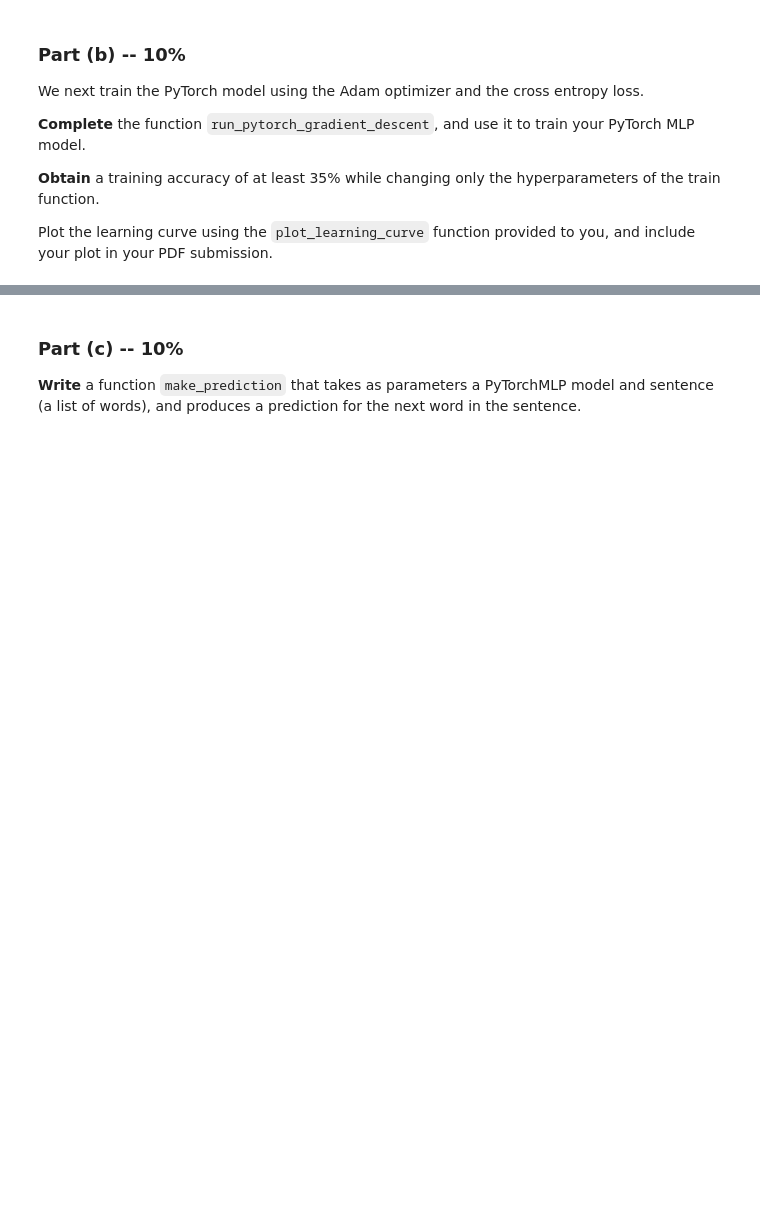
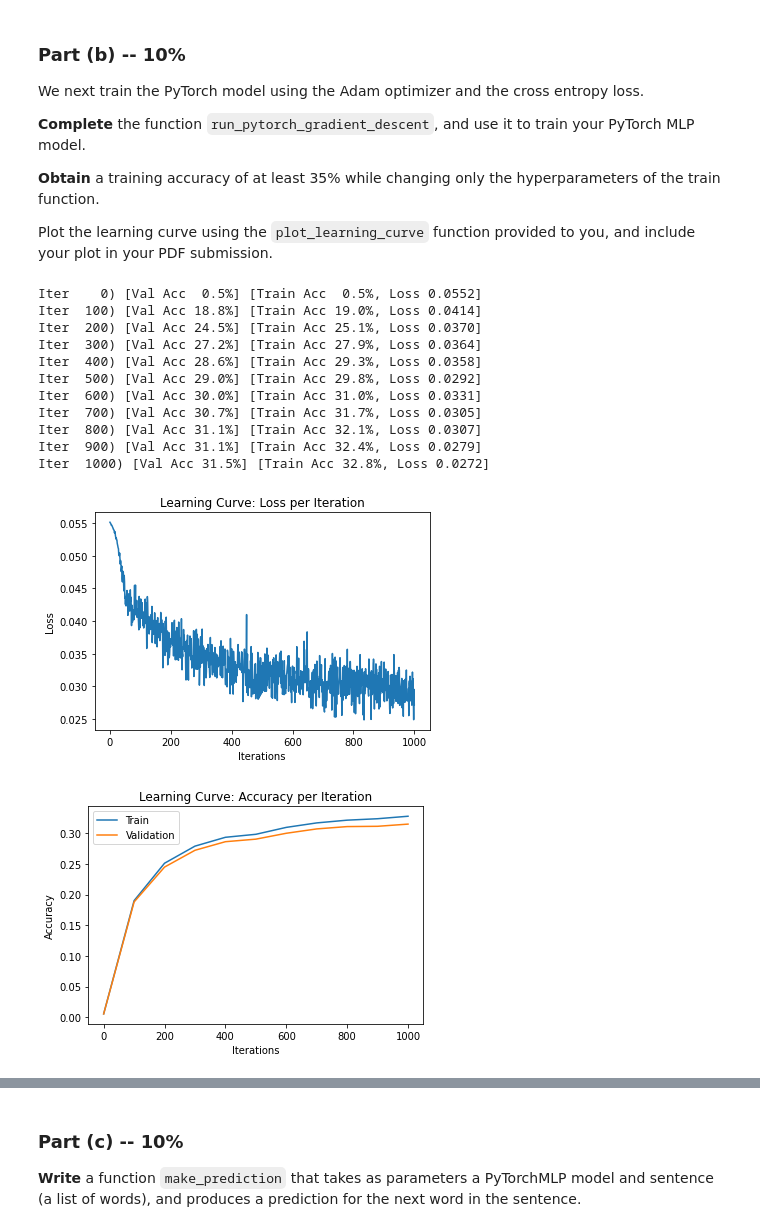
Before and after one commit to DeepLearningAssignments/DeepLearningIntroduction-Shlezinger, a Jupyter notebook: Assignment2_Words_Prediction_OneHot_Embeddings.ipynb, the cells around one changed output, grey strips where cells are left out. Cells and saved outputs as stored; diff of their text form; code cells hidden in the pictures; blank space fills up the shorter version.

```diff
--- a/Assignment2_Words_Prediction_OneHot_Embeddings.ipynb
+++ b/Assignment2_Words_Prediction_OneHot_Embeddings.ipynb
@@ -119,6 +204,7 @@ def convert_words_to_indices(sents):
     """
 
     # Write your code here
+    return [[vocab_stoi[word] for word in sent] for sent in sents]
 
 def generate_4grams(seqs):
     """
@@ -136,6 +222,9 @@ def generate_4grams(seqs):
     """
 
     # Write your code here
+    M = 4
+    gen_4grams = (list(seq[i : i+M] for i in range(len(seq)-M+1)) for seq in seqs)
+    return list(itertools.chain.from_iterable(gen_4grams))
 
 def process_data(sents):
     """
@@ -176,6 +265,7 @@ def make_onehot(data):
     """
 
     # Write your code here
+    return np.eye(250)[data]
 
 def get_batch(data, range_min, range_max, onehot=True):
     """
@@ -214,8 +304,13 @@ class PyTorchMLP(nn.Module):
         self.num_hidden = num_hidden
     def forward(self, inp):
         inp = inp.reshape([-1, 750])
+
         # TODO: complete this function
-        # Note that we will be using the nn.CrossEntropyLoss(), which computes the softmax operation internally, as loss criterion
+        # Note that we will be using the nn.CrossEntropyLoss(),
+        # which computes the softmax operation internally, as loss criterion
+
+        hidden = torch.relu(self.layer1(inp))
+        return self.layer2(hidden)
 # %% [markdown]
 ### Part (b) -- 10%
 
@@ -258,7 +353,8 @@ def run_pytorch_gradient_descent(model,
                                  learning_rate=0.001,
                                  weight_decay=0,
                                  max_iters=1000,
-                                 checkpoint_path=None):
+                                 checkpoint_path=None,
+                                 callback=None):
     """
     Train the PyTorch model on the dataset `train_data`, reporting
     the validation accuracy on `validation_data`, for `max_iters`
@@ -310,28 +406,32 @@ def run_pytorch_gradient_descent(model,
             xt = torch.Tensor(xt)
             st = torch.Tensor(st).long()
 
-            # zs = ...                 # compute prediction logit
-            # loss =                   # compute the total loss
-            # ...                      # compute updates for each parameter
-            # ...                      # make the updates for each parameter
-            # ...                      # a clean up step for PyTorch
+            zs = model.forward(xt)                     # compute prediction logit
+            loss = criterion(zs, st)                   # compute the total loss
+            loss.backward()                            # compute updates for each parameter
+            optimizer.step()                           # make the updates for each parameter
+            optimizer.zero_grad()                      # a clean up step for PyTorch
 
             # save the current training information
             iters.append(n)
-            losses.append(float(loss)/batch_size)  # compute *average* loss
+            avg_loss = float(loss.detach().numpy())/batch_size
+            losses.append(avg_loss)  # compute *average* loss
 
-            if n % 500 == 0:
+            if n % (max_iters//10) == 0:
                 iters_sub.append(n)
-                train_cost = float(loss.detach().numpy())
+                train_cost = avg_loss
                 train_acc = estimate_accuracy_torch(model, train_data)
                 train_accs.append(train_acc)
                 val_acc = estimate_accuracy_torch(model, validation_data)
                 val_accs.append(val_acc)
-                print("Iter %d. [Val Acc %.0f%%] [Train Acc %.0f%%, Loss %f]" % (
-                      n, val_acc * 100, train_acc * 100, train_cost))
+                print("Iter {: 4d}) [Val Acc {:4.1f}%] [Train Acc {:4.1f}%, Loss {:6.4f}]".format(
+                      n, val_acc * 100, train_acc * 100, train_cost), flush=True)
 
                 if (checkpoint_path is not None) and n > 0:
                     torch.save(model.state_dict(), checkpoint_path.format(n))
+
+                if callback is not None:
+                  callback(n, val_acc, train_acc, train_cost)
 
             # increment the iteration number
             n += 1
@@ -359,7 +459,19 @@ def plot_learning_curve(iters, losses, iters_sub, train_accs, val_accs):
     plt.show()
 # %%
 pytorch_mlp = PyTorchMLP()
-# learning_curve_info = run_pytorch_gradient_descent(pytorch_mlp, ...)
-
-
-# plot_learning_curve(*learning_curve_info)
+learning_curve_info = run_pytorch_gradient_descent(pytorch_mlp)
+plot_learning_curve(*learning_curve_info)
+# %% [output]
+Iter    0) [Val Acc  0.5%] [Train Acc  0.5%, Loss 0.0552]
+Iter  100) [Val Acc 18.8%] [Train Acc 19.0%, Loss 0.0414]
+Iter  200) [Val Acc 24.5%] [Train Acc 25.1%, Loss 0.0370]
+Iter  300) [Val Acc 27.2%] [Train Acc 27.9%, Loss 0.0364]
+Iter  400) [Val Acc 28.6%] [Train Acc 29.3%, Loss 0.0358]
+Iter  500) [Val Acc 29.0%] [Train Acc 29.8%, Loss 0.0292]
+Iter  600) [Val Acc 30.0%] [Train Acc 31.0%, Loss 0.0331]
+Iter  700) [Val Acc 30.7%] [Train Acc 31.7%, Loss 0.0305]
+Iter  800) [Val Acc 31.1%] [Train Acc 32.1%, Loss 0.0307]
+Iter  900) [Val Acc 31.1%] [Train Acc 32.4%, Loss 0.0279]
+Iter  1000) [Val Acc 31.5%] [Train Acc 32.8%, Loss 0.0272]
+[figure, added]
+[figure, added]
```
Also changed, not shown: parts of 32 cells of this notebook.
